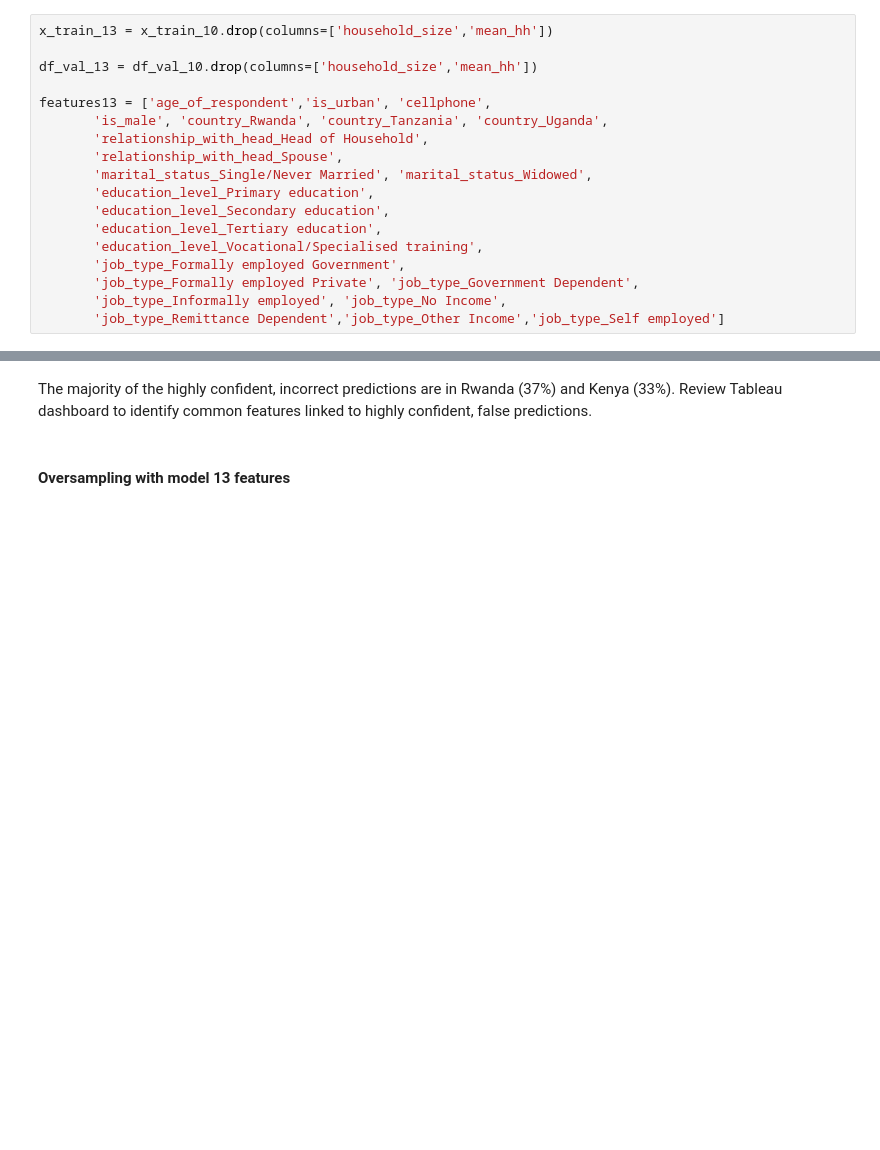
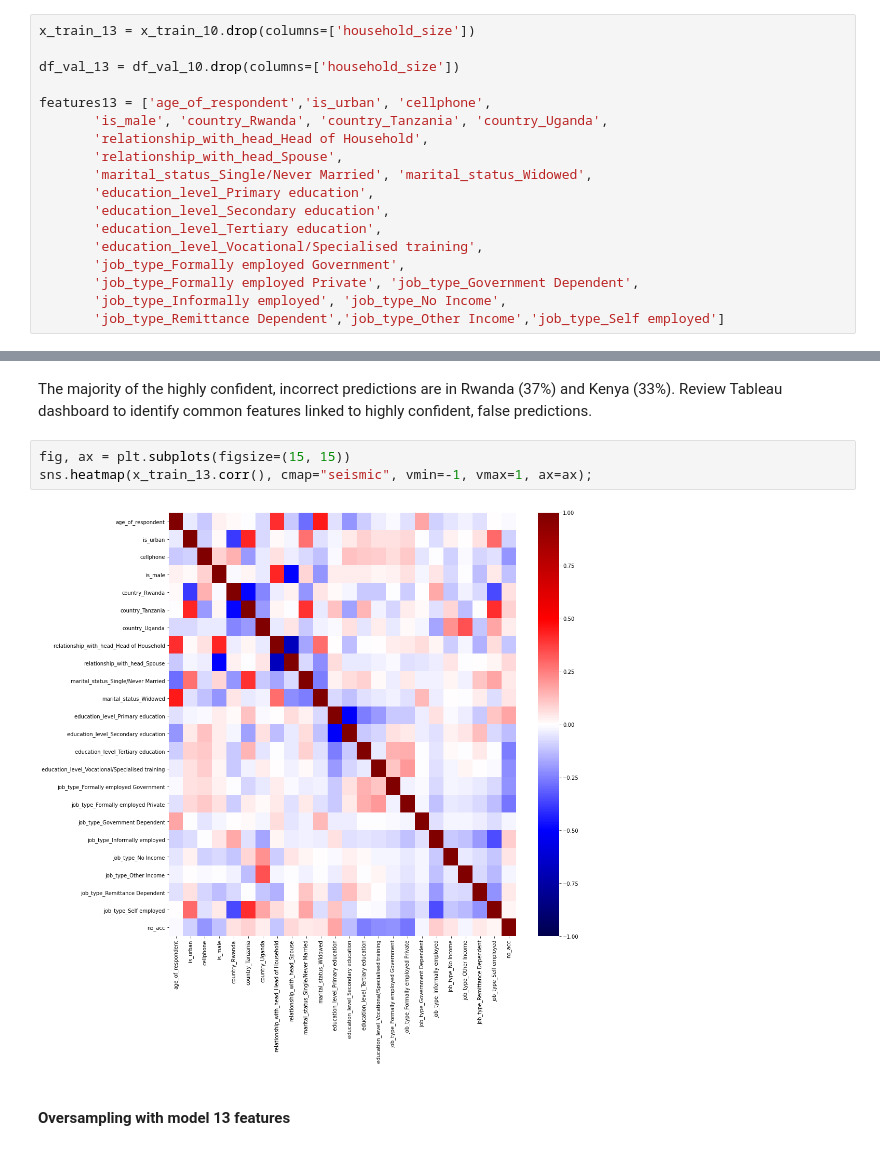
Before and after one commit to tawney-kirkland/03-mcnulty, a Jupyter notebook: 01-notebooks/data-processing_logreg-MAIN-FINAL.ipynb, the cells around one changed output, grey strips where cells are left out. Saved outputs shown, nothing was run; the diff lists cells and outputs as text; blank space fills up the shorter version.

```diff
--- a/01-notebooks/data-processing_logreg-MAIN-FINAL.ipynb
+++ b/01-notebooks/data-processing_logreg-MAIN-FINAL.ipynb
@@ -531,9 +521,9 @@ plot_roc(df_val_10['no_acc'], df_val_10['proba_bank'],fpr10,tpr10)
 # %% [markdown]
 #### Removing household size
 # %%
-x_train_13 = x_train_10.drop(columns=['household_size','mean_hh'])
+x_train_13 = x_train_10.drop(columns=['household_size'])
 
-df_val_13 = df_val_10.drop(columns=['household_size','mean_hh'])
+df_val_13 = df_val_10.drop(columns=['household_size'])
 
 features13 = ['age_of_respondent','is_urban', 'cellphone',
        'is_male', 'country_Rwanda', 'country_Tanzania', 'country_Uganda',
@@ -627,5 +617,10 @@ Kenya wrong:0.338
 # %% [markdown]
 The majority of the highly confident, incorrect predictions are in Rwanda (37%) and Kenya (33%). Review Tableau dashboard to identify common features linked to highly confident, false predictions.
+# %%
+fig, ax = plt.subplots(figsize=(15, 15))
+sns.heatmap(x_train_13.corr(), cmap="seismic", vmin=-1, vmax=1, ax=ax);
+# %% [output]
+[figure, added]
 # %% [markdown]
 #### Oversampling with model 13 features
 # %%
```
Also changed, not shown: parts of 85 cells of this notebook.
